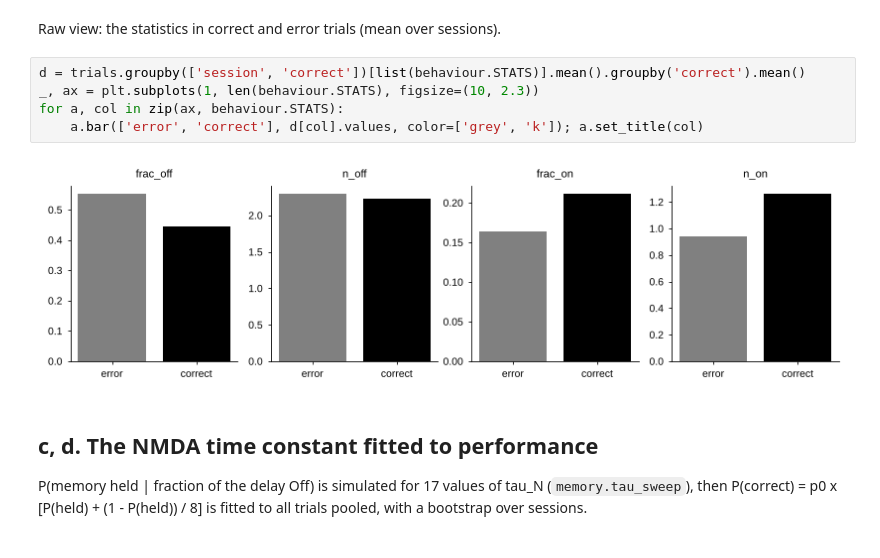
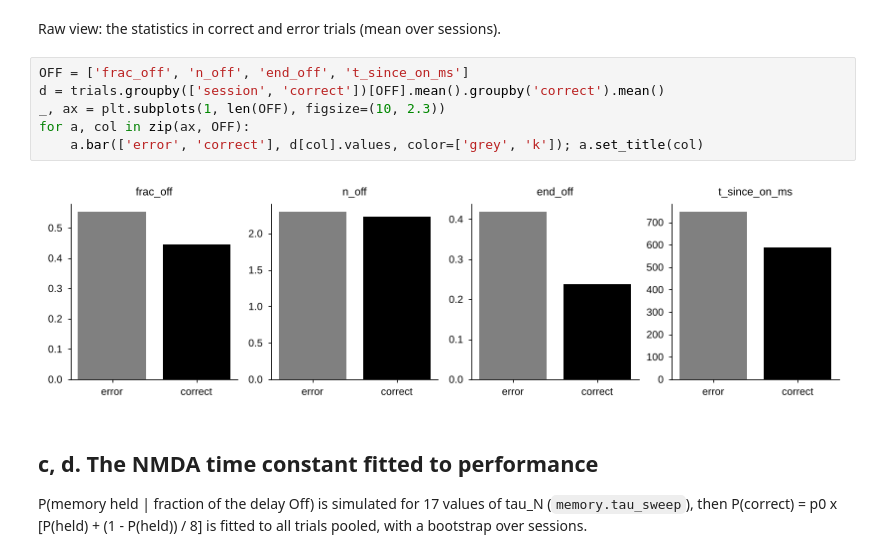
Before and after one commit to jmourabarbosa/nmda-intermitent, a Jupyter notebook: figure_notebooks/fig3.ipynb, the cells around one changed output. Drawn from its saved outputs; the diff is of its cells as text.

```diff
--- a/figure_notebooks/fig3.ipynb
+++ b/figure_notebooks/fig3.ipynb
@@ -87,12 +89,13 @@ monkey J: beta 0.30 (95% CI -0.04-0.64), p = 7.6e-02
 # %% [markdown]
 Raw view: the statistics in correct and error trials (mean over sessions).
 # %%
-d = trials.groupby(['session', 'correct'])[list(behaviour.STATS)].mean().groupby('correct').mean()
-_, ax = plt.subplots(1, len(behaviour.STATS), figsize=(10, 2.3))
-for a, col in zip(ax, behaviour.STATS):
+OFF = ['frac_off', 'n_off', 'end_off', 't_since_on_ms']
+d = trials.groupby(['session', 'correct'])[OFF].mean().groupby('correct').mean()
+_, ax = plt.subplots(1, len(OFF), figsize=(10, 2.3))
+for a, col in zip(ax, OFF):
     a.bar(['error', 'correct'], d[col].values, color=['grey', 'k']); a.set_title(col)
 # %% [output]
-[figure, old version]
+[figure, new version]
 # %% [markdown]
 ## c, d. The NMDA time constant fitted to performance
 P(memory held | fraction of the delay Off) is simulated for 17 values of tau_N (`memory.tau_sweep`), then
```
Also changed, not shown: parts of 5 cells of this notebook, 7 other files.
